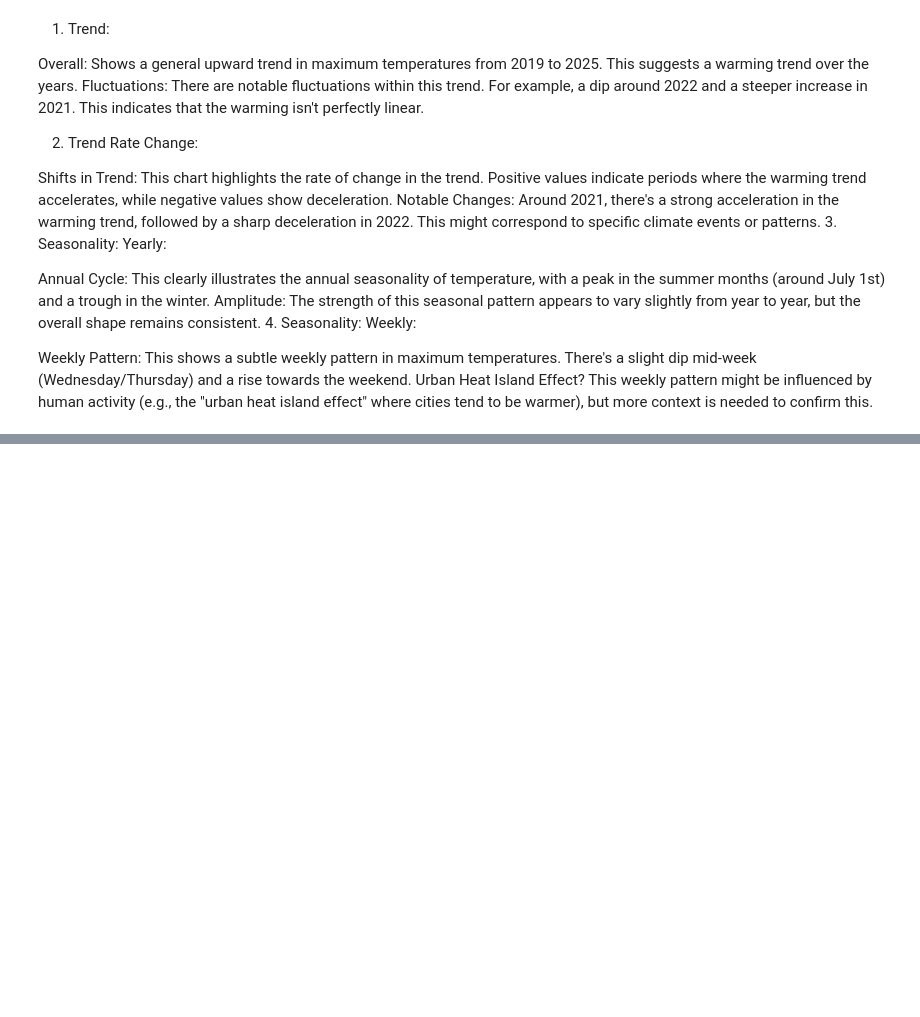
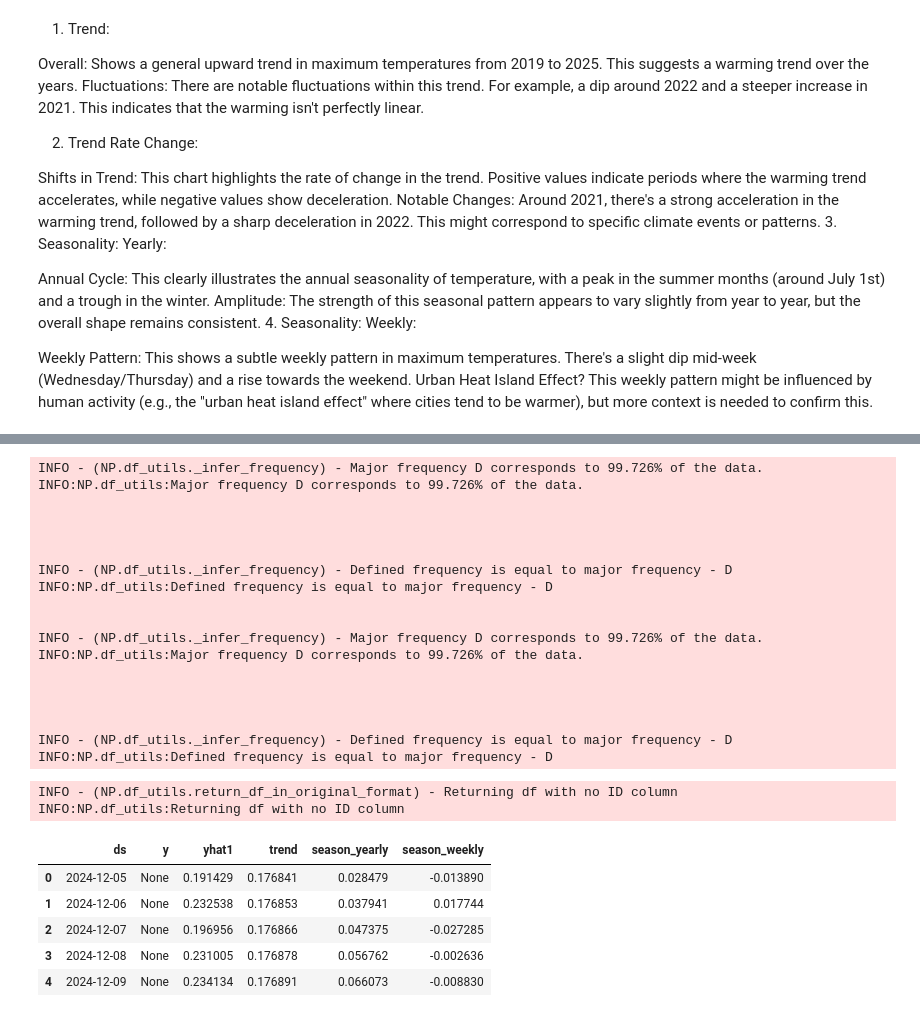
Before and after one commit to asosialuk/SPM_Weather_Forecast, a Jupyter notebook: SPMWeatherForecast.ipynb, the cells around one changed output, grey strips where cells are left out. Saved outputs shown, nothing was run; the diff lists cells and outputs as text; code cells hidden in the pictures; blank space fills up the shorter version.

```diff
--- a/SPMWeatherForecast.ipynb
+++ b/SPMWeatherForecast.ipynb
@@ -404,0 +398,2 @@ Urban Heat Island Effect? This weekly pattern might be influenced by human activ
+# %%
+future = m1.make_future_dataframe(data1, periods=365)
@@ -404,0 +411,30 @@ Urban Heat Island Effect? This weekly pattern might be influenced by human activ
+# %%
+forecast = m1.predict(future)
+forecast.head()
+# %% [output]
+INFO - (NP.df_utils._infer_frequency) - Major frequency D corresponds to 99.726% of the data.
+INFO:NP.df_utils:Major frequency D corresponds to 99.726% of the data.
+
+
+
+
+INFO - (NP.df_utils._infer_frequency) - Defined frequency is equal to major frequency - D
+INFO:NP.df_utils:Defined frequency is equal to major frequency - D
+
+
+INFO - (NP.df_utils._infer_frequency) - Major frequency D corresponds to 99.726% of the data.
+INFO:NP.df_utils:Major frequency D corresponds to 99.726% of the data.
+
+
+
+
+INFO - (NP.df_utils._infer_frequency) - Defined frequency is equal to major frequency - D
+INFO:NP.df_utils:Defined frequency is equal to major frequency - D
+INFO - (NP.df_utils.return_df_in_original_format) - Returning df with no ID column
+INFO:NP.df_utils:Returning df with no ID column
+|  | ds | y | yhat1 | trend | season_yearly | season_weekly |
+| 0 | 2024-12-05 | None | 0.191429 | 0.176841 | 0.028479 | -0.013890 |
+| 1 | 2024-12-06 | None | 0.232538 | 0.176853 | 0.037941 | 0.017744 |
+| 2 | 2024-12-07 | None | 0.196956 | 0.176866 | 0.047375 | -0.027285 |
+| 3 | 2024-12-08 | None | 0.231005 | 0.176878 | 0.056762 | -0.002636 |
+| 4 | 2024-12-09 | None | 0.234134 | 0.176891 | 0.066073 | -0.008830 |
```
Also changed, not shown: parts of 17 cells of this notebook.
